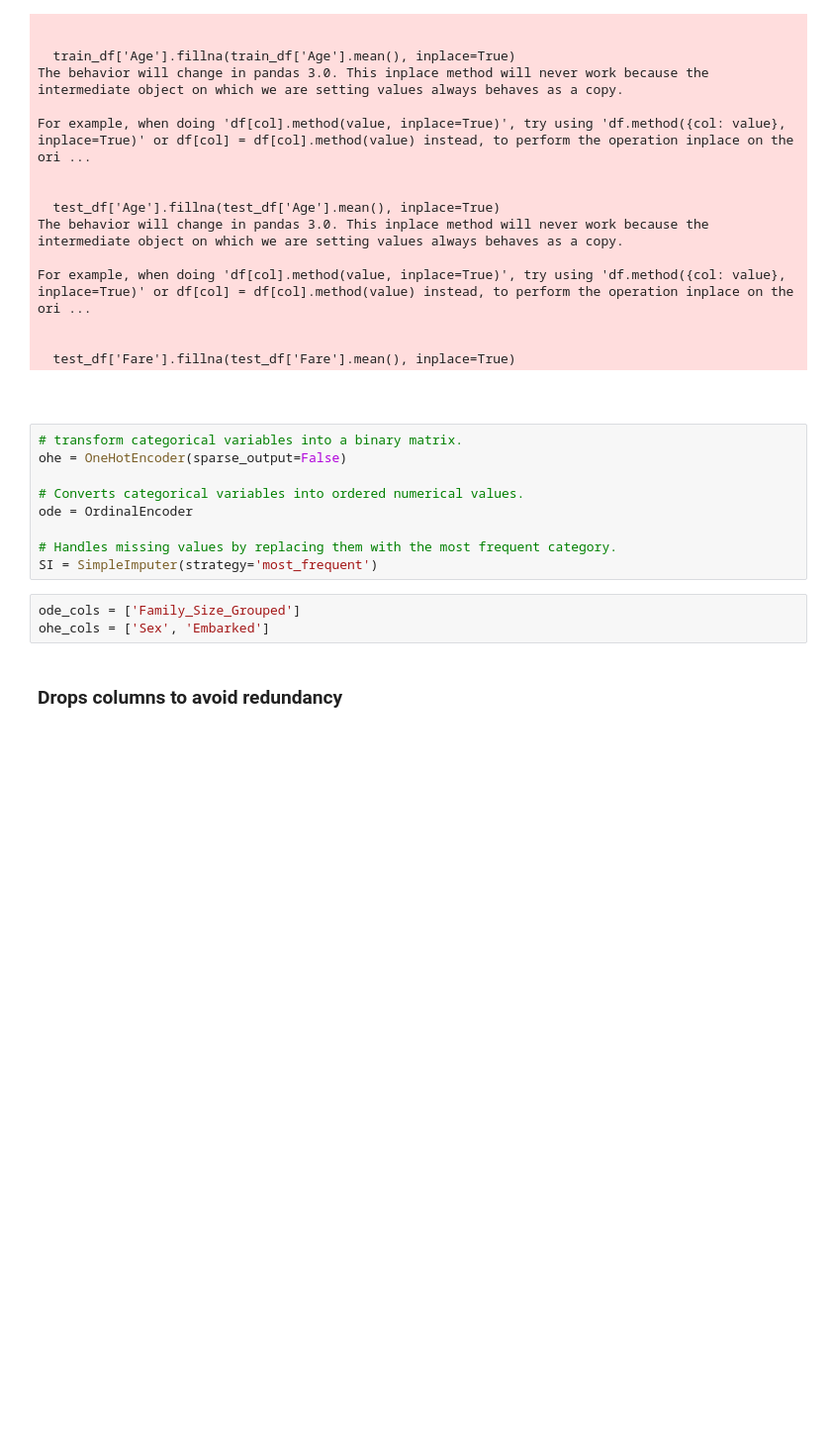
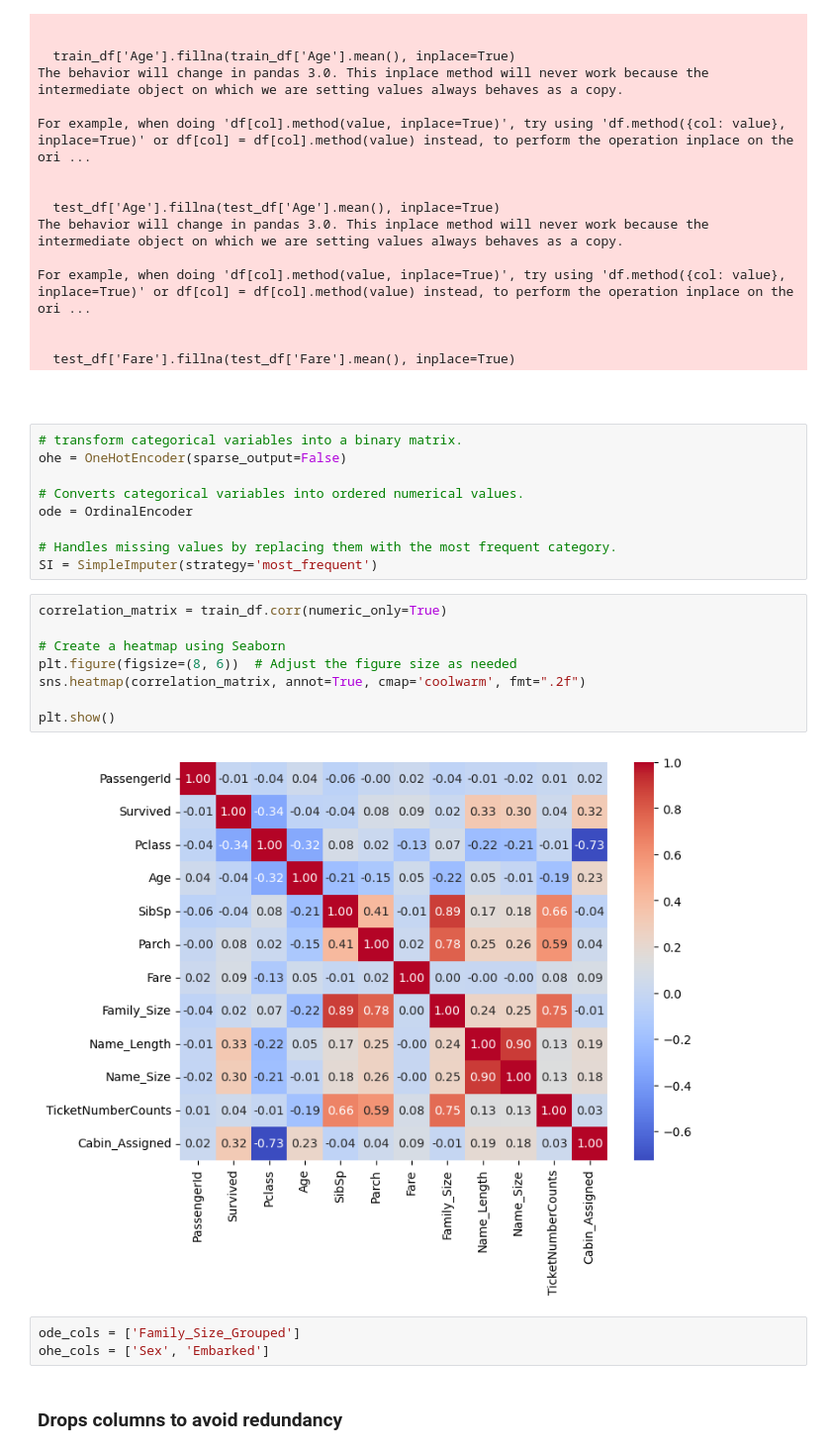
Before and after one commit to magnusej01/Titanic-Survival_Prediction, a Jupyter notebook: Code/Advanced_Prototype.ipynb, the cells around one changed output. Shown: that part at 99% size. Drawn from its saved outputs; the diff is of its cells as text; blank space fills up the shorter version.

```diff
--- a/Code/Advanced_Prototype.ipynb
+++ b/Code/Advanced_Prototype.ipynb
@@ -769,6 +769,16 @@ ode = OrdinalEncoder
 
 # Handles missing values by replacing them with the most frequent category.
 SI = SimpleImputer(strategy='most_frequent')
+# %%
+correlation_matrix = train_df.corr(numeric_only=True)
+
+# Create a heatmap using Seaborn
+plt.figure(figsize=(8, 6))  # Adjust the figure size as needed
+sns.heatmap(correlation_matrix, annot=True, cmap='coolwarm', fmt=".2f")
+
+plt.show()
+# %% [output]
+[figure, added]
 # %%
 ode_cols = ['Family_Size_Grouped']
 ohe_cols = ['Sex', 'Embarked']
```
Also changed, not shown: parts of 2 cells of this notebook, 6 other files.
